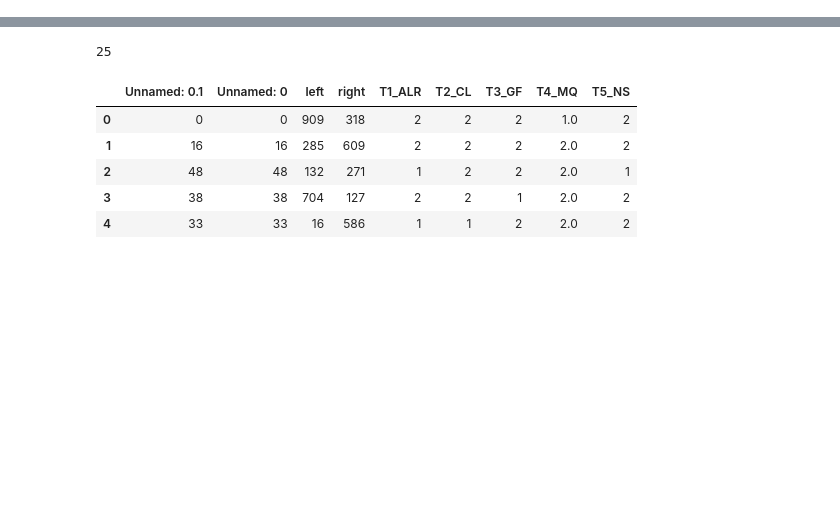
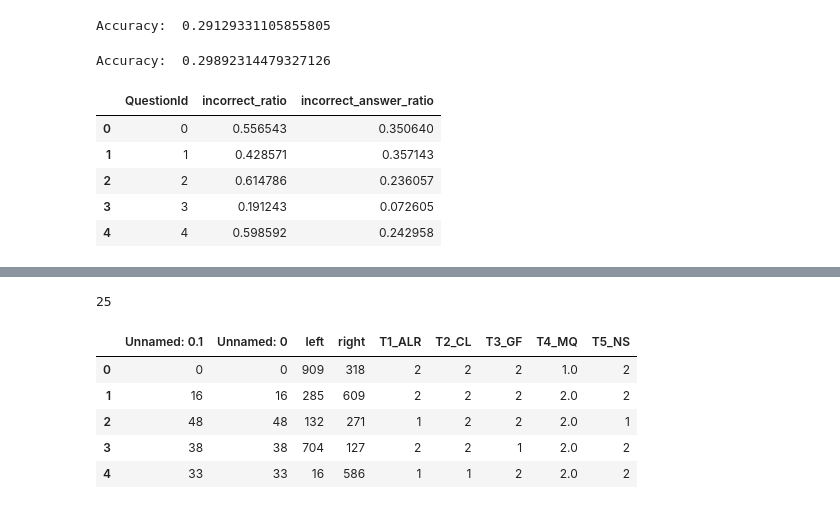
Before and after one commit to jeong-inn/question_quality_assessment, a Jupyter notebook: 20211426.ipynb, the cells around one changed output, grey strips where cells are left out. Drawn from its saved outputs; the diff is of its cells as text; code cells hidden in the pictures; blank space fills up the shorter version.

```diff
--- a/20211426.ipynb
+++ b/20211426.ipynb
@@ -347,0 +277,71 @@ result_data.head()
+# %%
+# 어려움과 구분력이 높은 문제로 정답 여부 예측하는 모델
+from sklearn.model_selection import train_test_split
+from sklearn.linear_model import LogisticRegression
+from sklearn.metrics import accuracy_score
+
+# 분류 문제로 변환
+merged_data['is_difficult'] = (merged_data['incorrect_ratio'] >= 0.5761).astype(int)
+merged_data['is_highly_discriminative'] = (merged_data['incorrect_answer_ratio'] >= 0.265).astype(int)
+
+# 특성 선택과 학습 데이터 준비
+X = merged_data[['is_difficult', 'is_highly_discriminative']].values
+y = merged_data['CorrectAnswer'].values
+
+# 학습 데이터와 테스트 데이터 분리
+X_train, X_test, y_train, y_test = train_test_split(X, y, test_size=0.2, random_state=123)
+
+# 로지스틱 회귀 모델 학습
+logreg = LogisticRegression()
+logreg.fit(X_train, y_train)
+
+# 모델 예측 및 평가
+y_pred = logreg.predict(X_test)
+accuracy = accuracy_score(y_test, y_pred)
+print("Accuracy: ", accuracy)
+# %% [output]
+Accuracy:  0.29129331105855805
+# %%
+from sklearn.model_selection import train_test_split
+from sklearn.linear_model import LogisticRegression
+from sklearn.metrics import accuracy_score
+
+# 분류 문제로 변환
+merged_data['is_easy'] = (merged_data['incorrect_ratio'] <= 0.3485).astype(int)
+merged_data['is_low_discriminative'] = (merged_data['incorrect_answer_ratio'] <= 0.158).astype(int)
+
+# 특성 선택과 학습 데이터 준비
+X = merged_data[['is_easy', 'is_low_discriminative']].values
+y = merged_data['CorrectAnswer'].values
+
+# 학습 데이터와 테스트 데이터 분리
+X_train, X_test, y_train, y_test = train_test_split(X, y, test_size=0.2, random_state=123)
+
+# 로지스틱 회귀 모델 학습
+logreg = LogisticRegression()
+logreg.fit(X_train, y_train)
+
+# 모델 예측 및 평가
+y_pred = logreg.predict(X_test)
+accuracy = accuracy_score(y_test, y_pred)
+print("Accuracy: ", accuracy)
+# %% [output]
+Accuracy:  0.29892314479327126
+# %%
+# 필요한 열 추출
+data = merged_data[['QuestionId', 'incorrect_ratio', 'incorrect_answer_ratio']]
+
+# 중복된 QuestionId를 하나의 행으로 합치기
+data = data.groupby('QuestionId').agg({
+    'incorrect_ratio': 'first',
+    'incorrect_answer_ratio': 'first'
+}).reset_index()
+
+data.head()
+# %% [output]
+|  | QuestionId | incorrect_ratio | incorrect_answer_ratio |
+| 0 | 0 | 0.556543 | 0.350640 |
+| 1 | 1 | 0.428571 | 0.357143 |
+| 2 | 2 | 0.614786 | 0.236057 |
+| 3 | 3 | 0.191243 | 0.072605 |
+| 4 | 4 | 0.598592 | 0.242958 |
```
Also changed, not shown: parts of 37 cells of this notebook.
